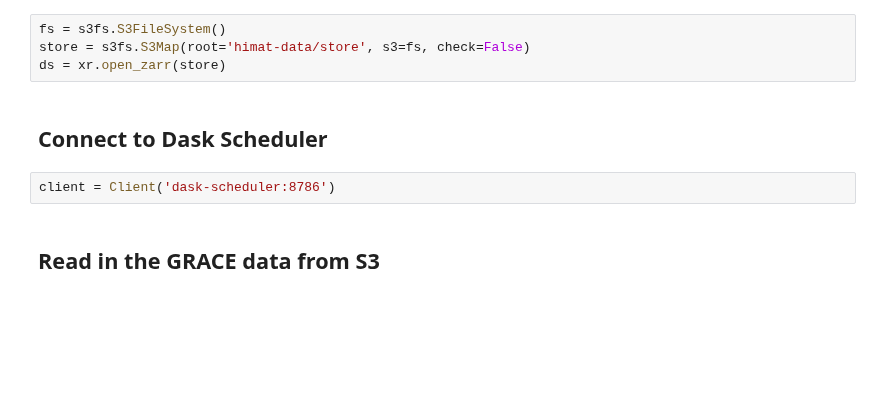
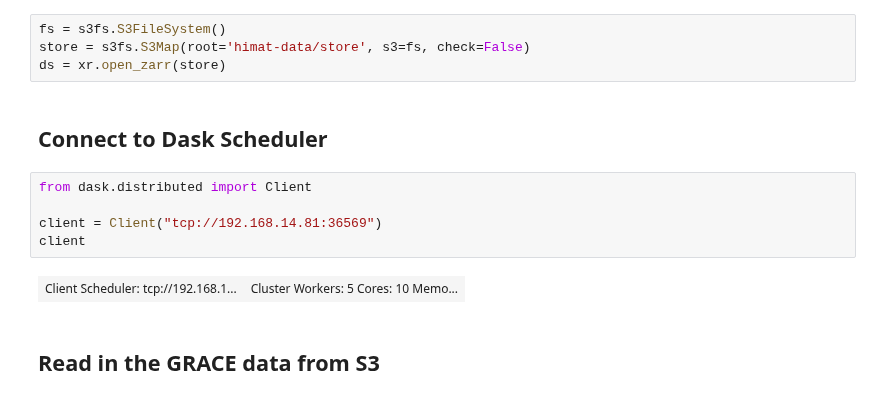
Before and after one commit to NASA-Planetary-Science/HiMAT, a Jupyter notebook: Projects/GRACE_MASCON/GRACE_water_balance_validation.ipynb, the cells around one changed output. Saved outputs shown, nothing was run; the diff lists cells and outputs as text; blank space fills up the shorter version.

```diff
--- a/Projects/GRACE_MASCON/GRACE_water_balance_validation.ipynb
+++ b/Projects/GRACE_MASCON/GRACE_water_balance_validation.ipynb
@@ -55,8 +54,13 @@ store = s3fs.S3Map(root='himat-data/store', s3=fs, check=False)
 ds = xr.open_zarr(store)
 # %% [markdown]
 ## Connect to Dask Scheduler
-# %%
-client = Client('dask-scheduler:8786')
+# %%
+from dask.distributed import Client
+
+client = Client("tcp://192.168.14.81:36569")
+client
+# %% [output]
+| Client Scheduler: tcp://192.168.1... | Cluster Workers: 5 Cores: 10 Memo... |
 # %% [markdown]
 ## Read in the GRACE data from S3
 # %%
```
Also changed, not shown: parts of 10 cells of this notebook.
